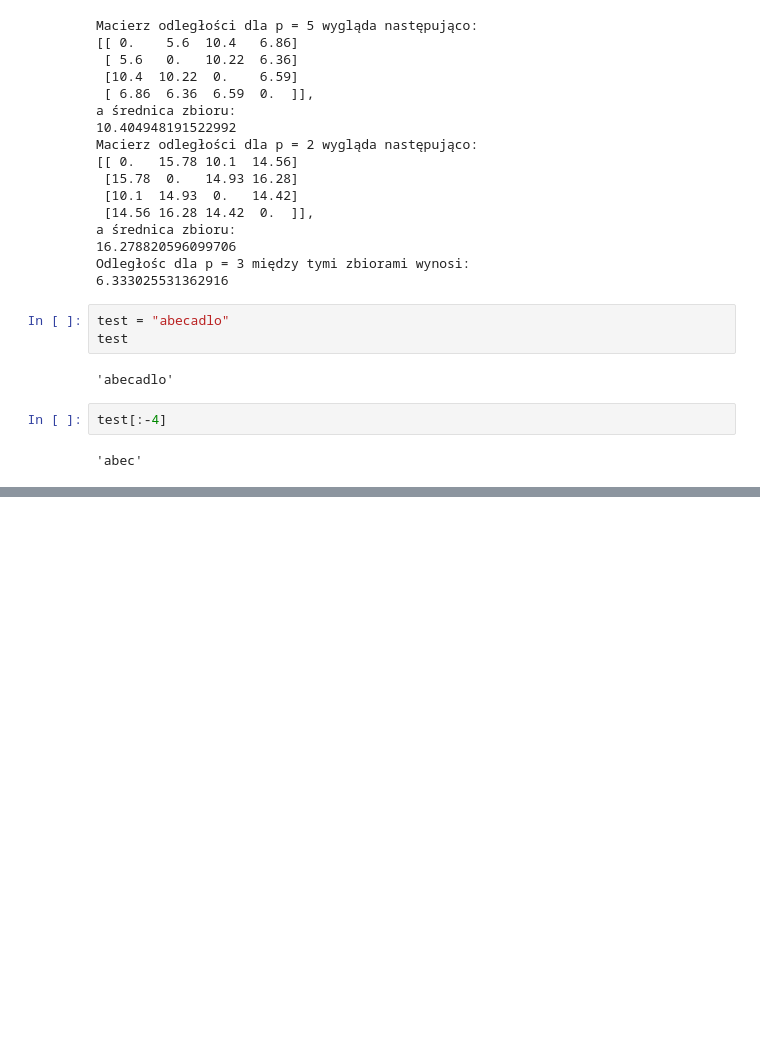
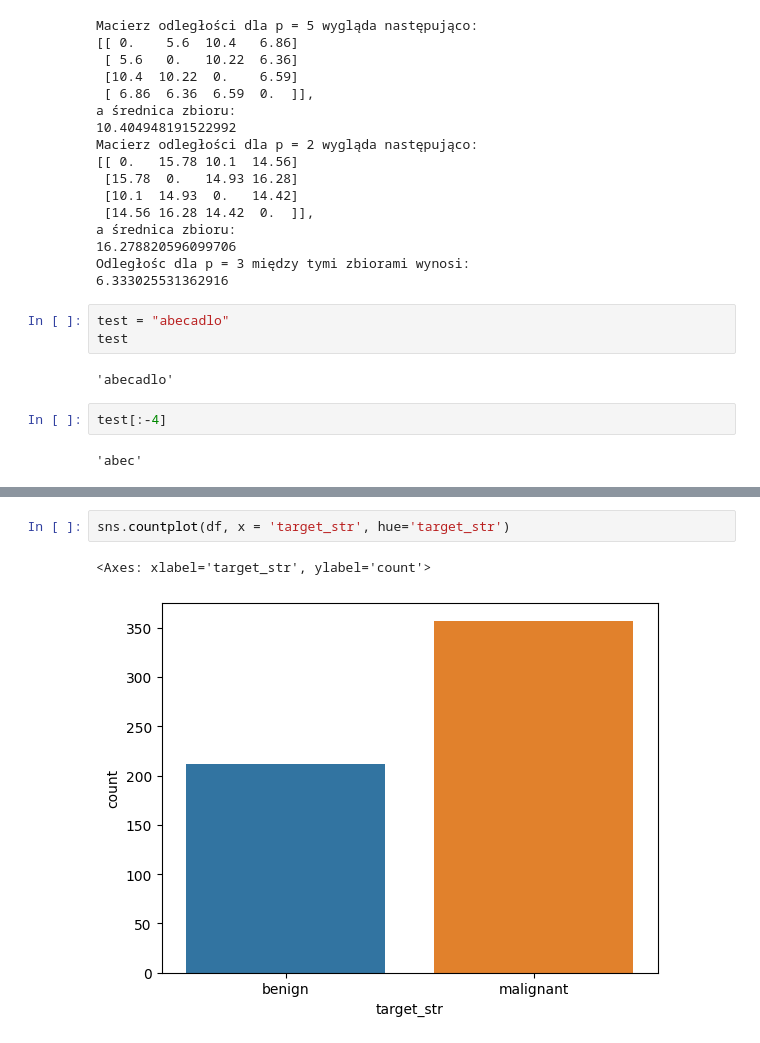
Before and after one commit to Qertal/KursStreamlit, a Jupyter notebook: main.ipynb, the cells around one changed output, grey strips where cells are left out. Drawn from its saved outputs; the diff is of its cells as text; blank space fills up the shorter version.

```diff
--- a/main.ipynb
+++ b/main.ipynb
@@ -73,0 +248,5 @@ test[:-4]
+# %%
+sns.countplot(df, x = 'target_str', hue='target_str')
+# %% [output]
+<Axes: xlabel='target_str', ylabel='count'>
+[figure, added]
```
Also changed, not shown: parts of 33 cells of this notebook, 1 other file.
